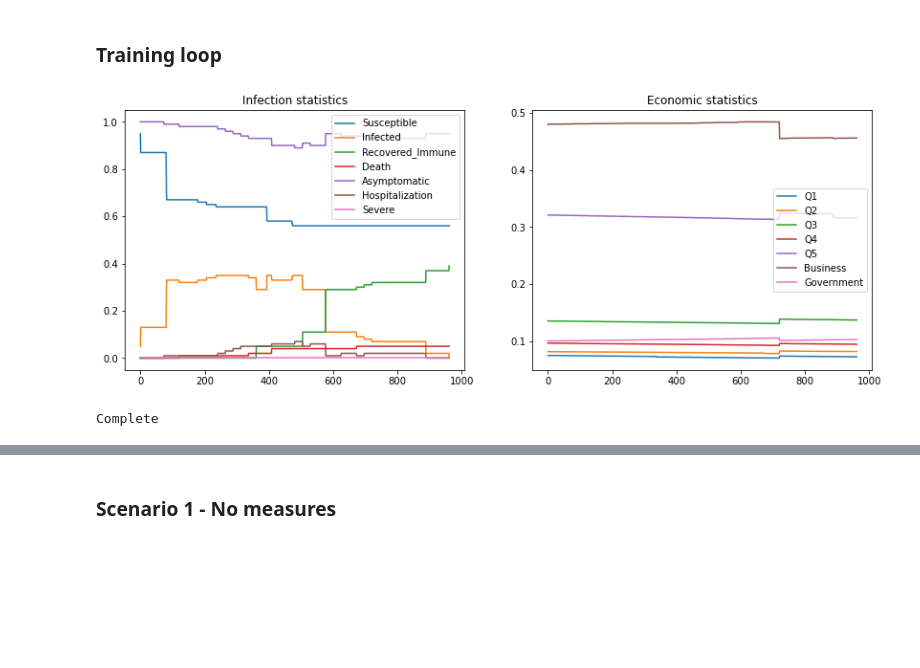
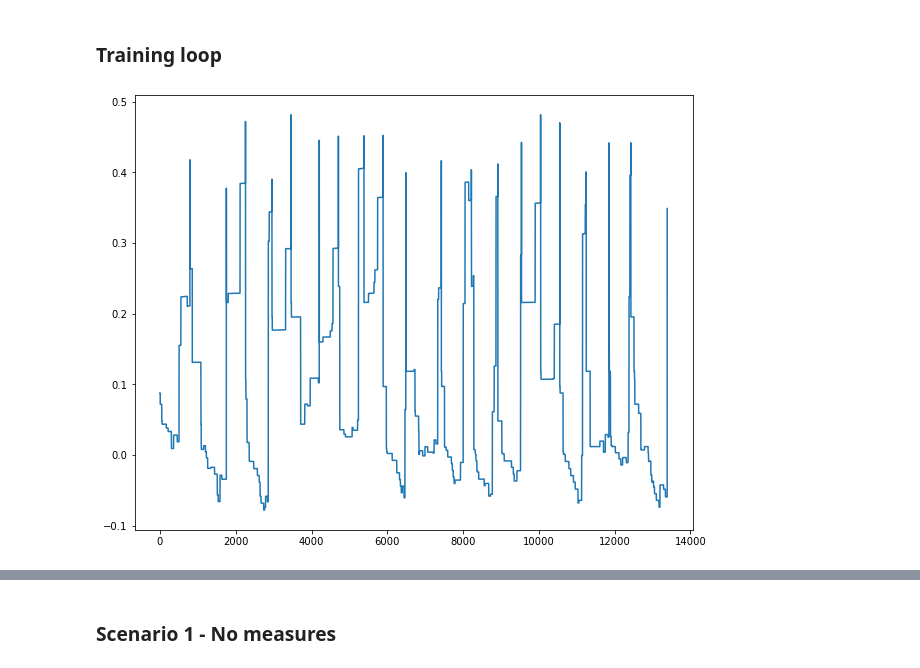
Before and after one commit to zebleck/aml_project, a Jupyter notebook: covid_abs/COVID_ABS_An_Agent_Based_Model_of_COVID_19_Epidemic_to_Simulate_Health_and_Economic_Effects_of_Social_Distancing_Interventions.ipynb, the cells around one changed output, grey strips where cells are left out. Cells and saved outputs as stored; diff of their text form; code cells hidden in the pictures; blank space fills up the shorter version.

```diff
--- a/covid_abs/COVID_ABS_An_Agent_Based_Model_of_COVID_19_Epidemic_to_Simulate_Health_and_Economic_Effects_of_Social_Distancing_Interventions.ipynb
+++ b/covid_abs/COVID_ABS_An_Agent_Based_Model_of_COVID_19_Epidemic_to_Simulate_Health_and_Economic_Effects_of_Social_Distancing_Interventions.ipynb
@@ -241,18 +241,20 @@ class ReplayMemory(object):
 # Our network
 class DQN(nn.Module):
 
-    def __init__(self, i_size, h_size, o_size):
+    def __init__(self, i_size, h_size, h2_size, o_size):
         super(DQN, self).__init__()
 
         self.linear1 = nn.Linear(i_size, h_size)
-        self.linear2 = nn.Linear(h_size, o_size)
+        self.linear2 = nn.Linear(h_size, h2_size)
+        self.linear3 = nn.Linear(h2_size, o_size)
 
     # Called with either one element to determine next action, or a batch
     # during optimization. Returns tensor([[left0exp,right0exp]...]).
     def forward(self, x):
         x = x.to(device)
         x = F.relu(self.linear1(x))
-        o = self.linear2(x)
+        x = F.relu(self.linear2(x))
+        o = self.linear3(x)
         return o.view(o.size(0), -1)
 # %% [markdown]
 ### Hyperparameters and Utilities
@@ -266,14 +268,16 @@ TARGET_UPDATE = 10
 
 memory = ReplayMemory(10000)
 
+optimizer = optim.RMSprop(policy_net.parameters())
+
 torch.set_default_dtype(torch.float64)
 
 steps_done = 0
 n_actions = 2
 state_size = 14
 
-policy_net = DQN(14, 10, n_actions).to(device)
-target_net = DQN(14, 10, n_actions).to(device)
+policy_net = DQN(14, 10, 10, n_actions).to(device)
+target_net = DQN(14, 10, 10, n_actions).to(device)
 target_net.load_state_dict(policy_net.state_dict())
 target_net.eval()
 
@@ -419,9 +424,15 @@ def get_state(statistics):
 # %%
+import time
+
 scenario1 = initialize_scenario()
 
-num_episodes = 10
+num_episodes = 5
 
 action_list = []
+
+rewards = []
+
+start = time.time()
 
 for i_episode in range(num_episodes):
     # Initialize the environment and state
@@ -438,6 +449,8 @@ for i_episode in range(num_episodes):
         _, reward, done, _ = step(sim, statistics, action.item())
         reward = torch.tensor([reward], device=device)
 
+        rewards.append(reward.item())
+
         # Observe new state
         if not done:
             next_state = get_state(statistics)
@@ -451,7 +464,7 @@ for i_episode in range(num_episodes):
         state = next_state
 
         # Perform one step of the optimization (on the policy network)
-        #optimize_model()
+        optimize_model()
         if done:
             episode_durations.append(t + 1)
             break
@@ -461,10 +474,13 @@ for i_episode in range(num_episodes):
 
 plot_statistics(statistics)
 
-print('Complete')
+print('Complete after {}s'.format(time.time()-start))
-# %% [output]
-[figure, removed]
-Complete
+# %%
+plt.figure(figsize=(10,8))
+plt.plot(rewards)
+plt.show()
+# %% [output]
+[figure, added]
 # %%
 print(action_list.count(0))
 print(action_list.count(1))
```
Also changed, not shown: parts of 4 cells of this notebook.
